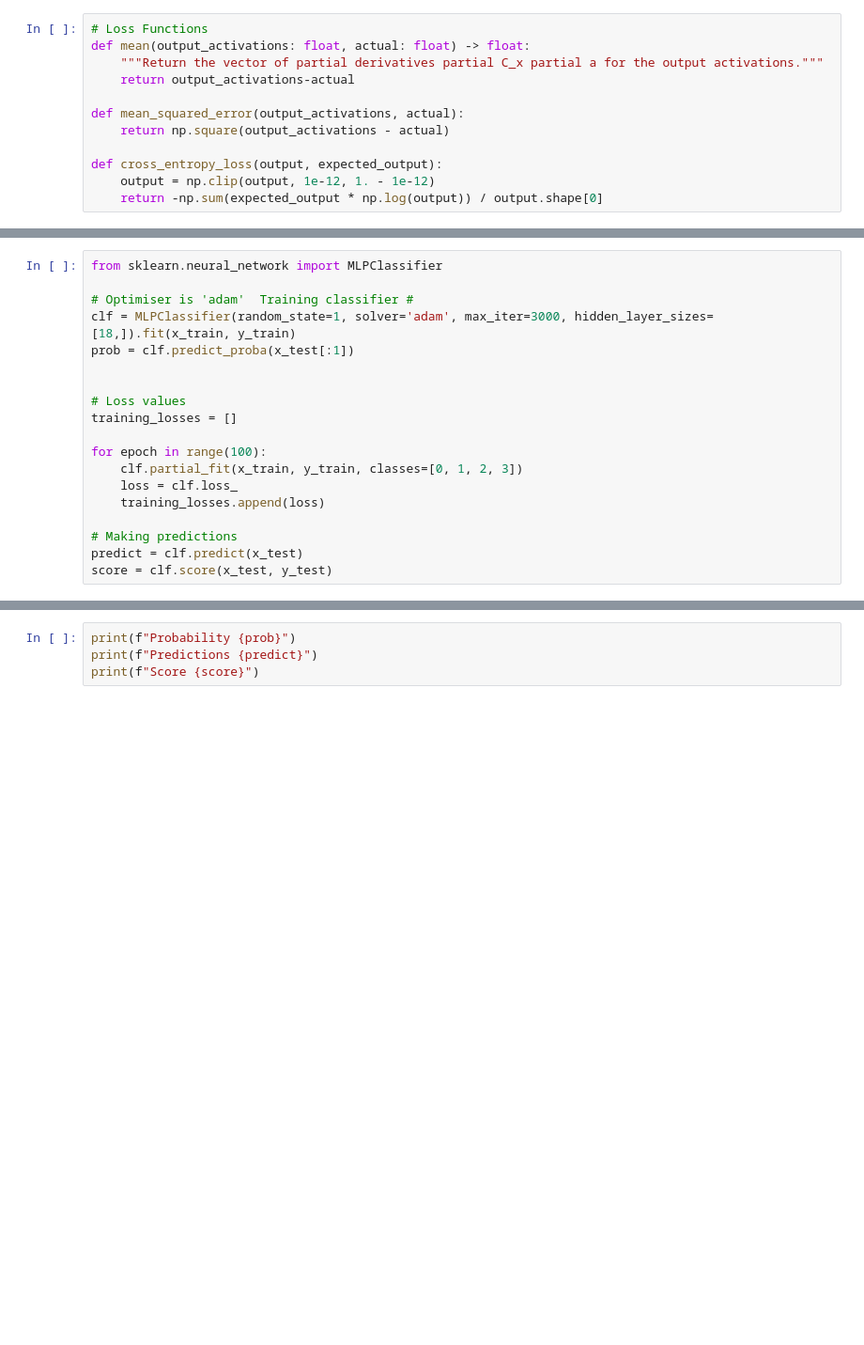
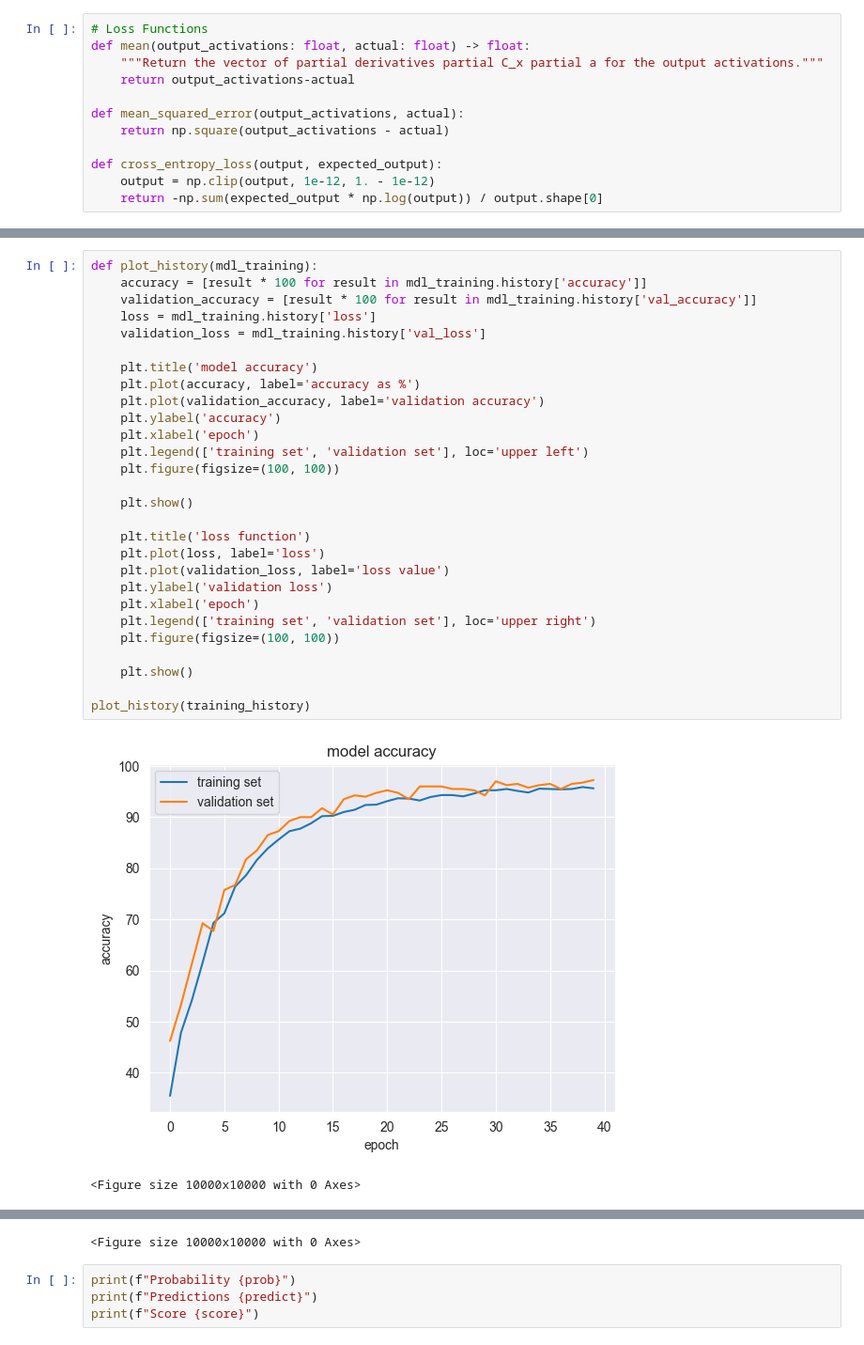
Before and after one commit to M-Byte480/cs4287-NNC-Multi-Layer-Perceptron-Phone-Price-Classifier, a Jupyter notebook: CS4287-Prj1-21308128-21331308.ipynb, the cells around one changed output, grey strips where cells are left out. Shown at 94% size. Cells and saved outputs as stored; diff of their text form; blank space fills up the shorter version.

```diff
--- a/CS4287-Prj1-21308128-21331308.ipynb
+++ b/CS4287-Prj1-21308128-21331308.ipynb
@@ -217,19 +213,31 @@ Epoch 40/40
 # %%
-from sklearn.neural_network import MLPClassifier
+def plot_history(mdl_training):
+    accuracy = [result * 100 for result in mdl_training.history['accuracy']]
+    validation_accuracy = [result * 100 for result in mdl_training.history['val_accuracy']]
+    loss = mdl_training.history['loss']
+    validation_loss = mdl_training.history['val_loss']
 
-# Optimiser is 'adam'  Training classifier #
-clf = MLPClassifier(random_state=1, solver='adam', max_iter=3000, hidden_layer_sizes=[18,]).fit(x_train, y_train)
-prob = clf.predict_proba(x_test[:1])
+    plt.title('model accuracy')
+    plt.plot(accuracy, label='accuracy as %')
+    plt.plot(validation_accuracy, label='validation accuracy')
+    plt.ylabel('accuracy')
+    plt.xlabel('epoch')
+    plt.legend(['training set', 'validation set'], loc='upper left')
+    plt.figure(figsize=(100, 100))
 
+    plt.show()
 
-# Loss values
-training_losses = []
+    plt.title('loss function')
+    plt.plot(loss, label='loss')
+    plt.plot(validation_loss, label='loss value')
+    plt.ylabel('validation loss')
+    plt.xlabel('epoch')
+    plt.legend(['training set', 'validation set'], loc='upper right')
+    plt.figure(figsize=(100, 100))
 
-for epoch in range(100):
-    clf.partial_fit(x_train, y_train, classes=[0, 1, 2, 3])
-    loss = clf.loss_
-    training_losses.append(loss)
+    plt.show()
 
-# Making predictions
-predict = clf.predict(x_test)
-score = clf.score(x_test, y_test)
+plot_history(training_history)
+# %% [output]
+[figure, added]
+<Figure size 10000x10000 with 0 Axes>
@@ -236,3 +245,4 @@ score = clf.score(x_test, y_test)
+<Figure size 10000x10000 with 0 Axes>
 # %%
 print(f"Probability {prob}")
 print(f"Predictions {predict}")
```
Also changed, not shown: parts of 3 cells of this notebook, 1 other file.
